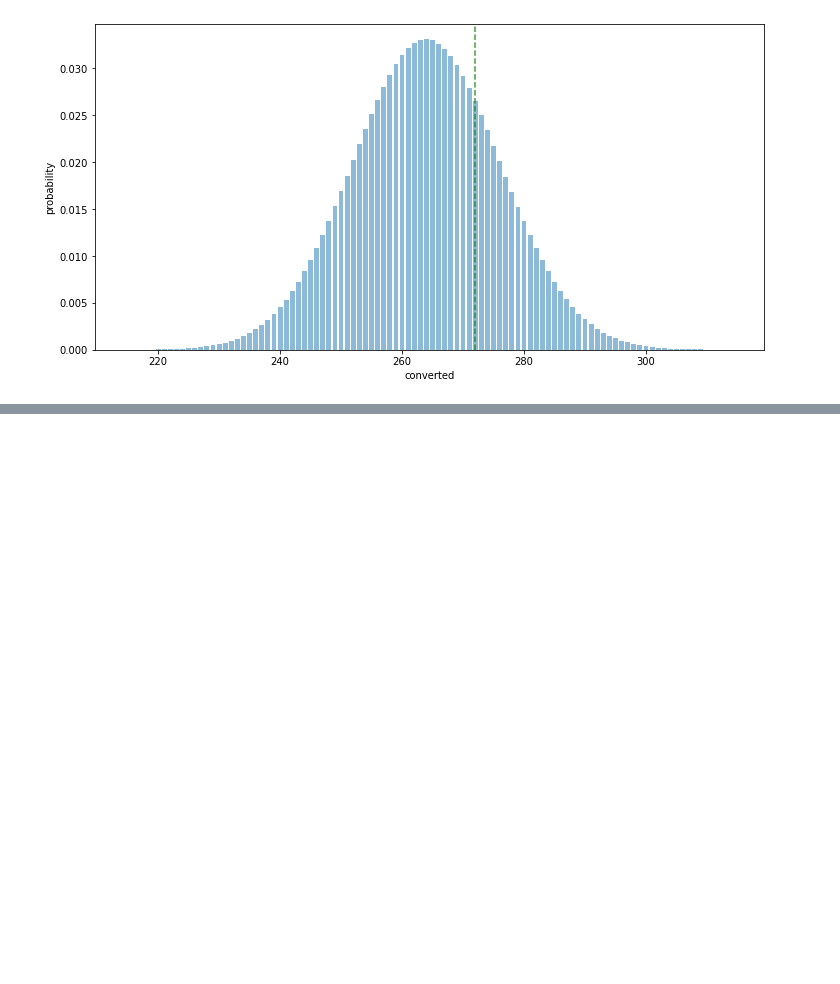
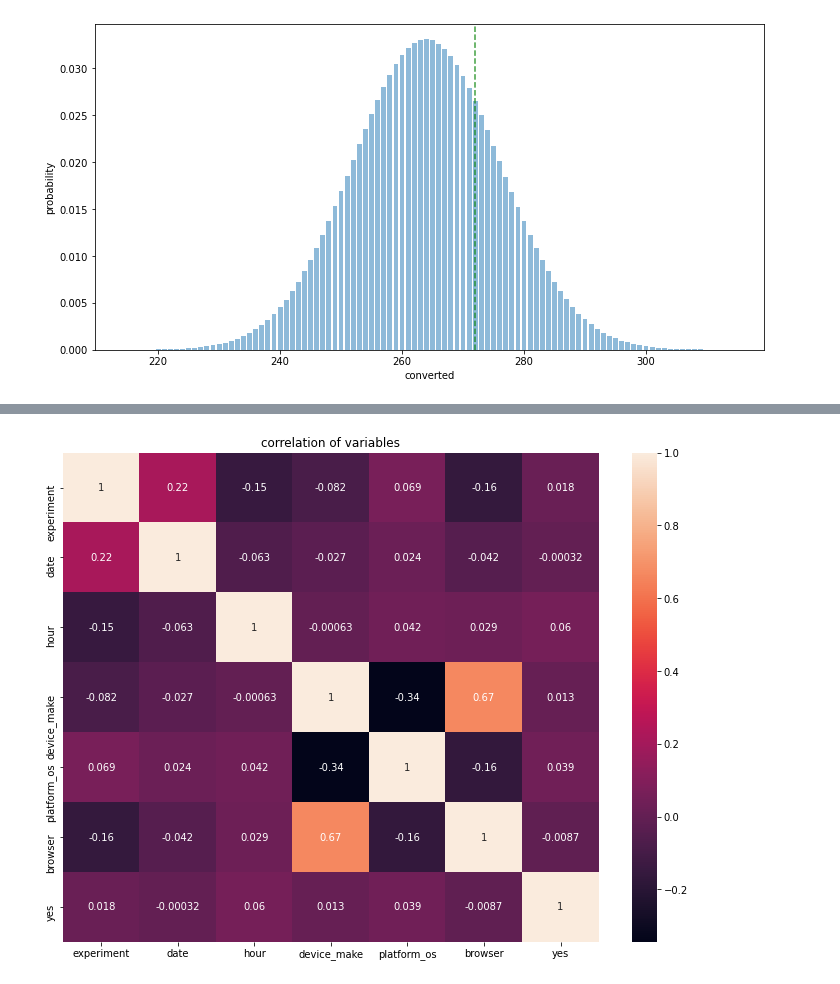
Before and after one commit to miz-ab/10xac_week_two_challenge, a Jupyter notebook: notebooks/Smart_Ad_.ipynb, the cells around one changed output, grey strips where cells are left out. Drawn from its saved outputs; the diff is of its cells as text; code cells hidden in the pictures; blank space fills up the shorter version.

```diff
--- a/notebooks/Smart_Ad_.ipynb
+++ b/notebooks/Smart_Ad_.ipynb
@@ -181,0 +276,14 @@ Text(0, 0.5, 'probability')
+# %%
+#slice the data removing "auction_id" and "no" columns
+ml_data = responded.iloc[:,1:-1]
+# %%
+# LabelEncoder encodes categorical values into numeric.
+encoder = preprocessing.LabelEncoder()
+
+# Encode all columns.
+ml_data['experiment']= encoder.fit_transform(ml_data['experiment'])
+ml_data['date']= encoder.fit_transform(ml_data['date'])
+ml_data['hour']= encoder.fit_transform(ml_data['hour'])
+ml_data['device_make']= encoder.fit_transform(ml_data['device_make'])
+ml_data['browser']= encoder.fit_transform(ml_data['browser'])
+ml_data
@@ -181,0 +322,9 @@ Text(0, 0.5, 'probability')
+# %%
+#get correlation of the variables
+correlation = ml_data.corr()
+fig, ax = plt.subplots(figsize=(12,9))
+plt.title("correlation of variables")
+sns.heatmap(correlation, annot=True)
+plt.show()
+# %% [output]
+[figure, added]
```
Also changed, not shown: parts of 9 cells of this notebook.
